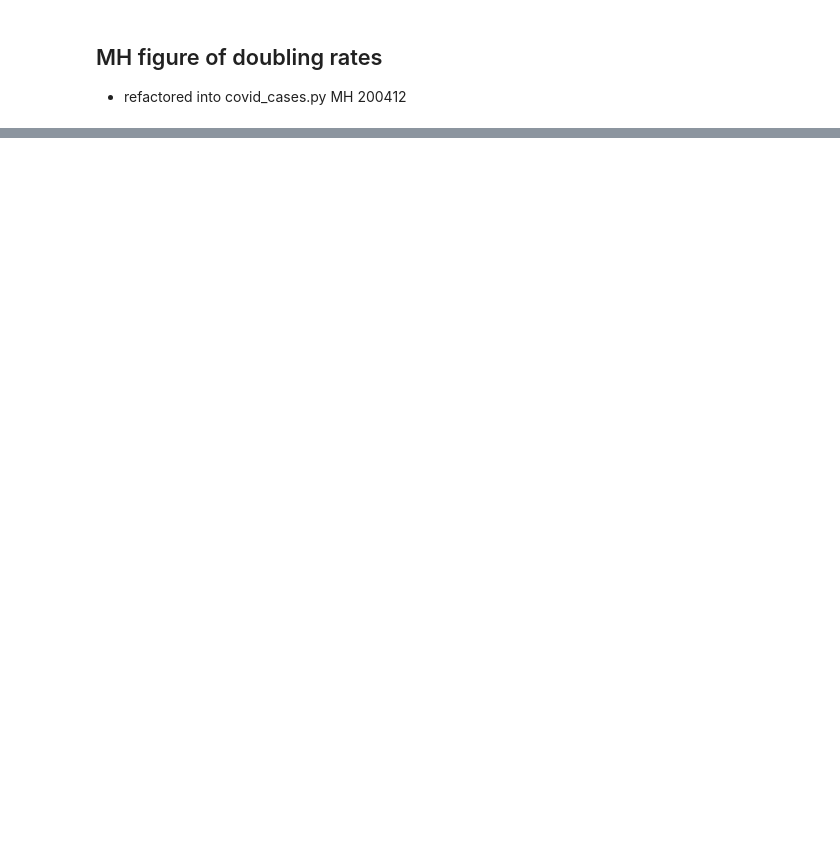
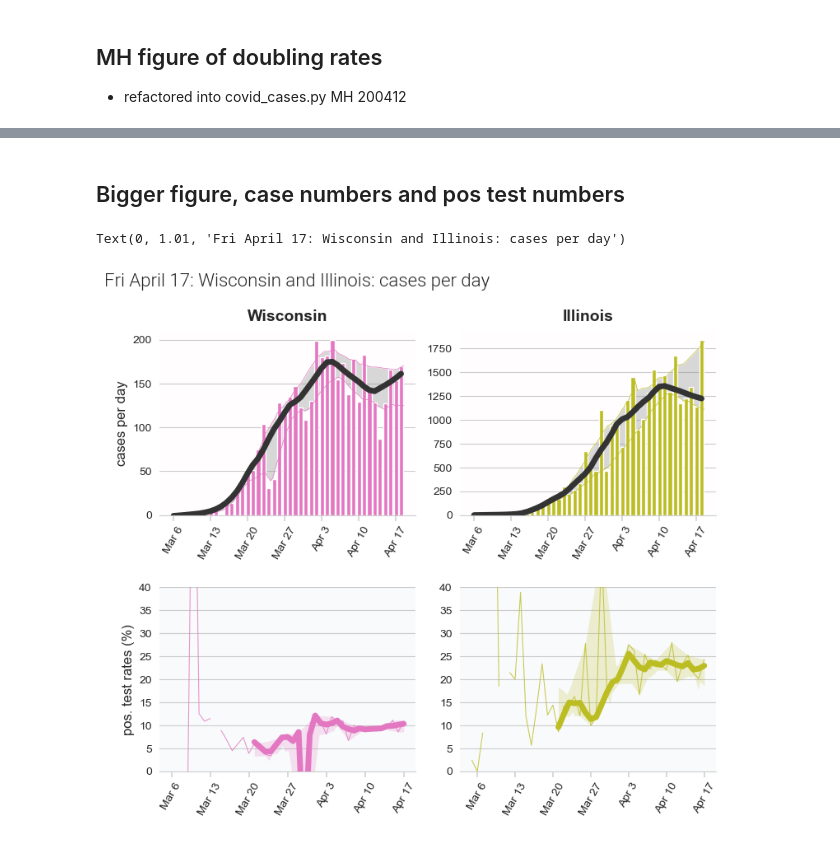
Before and after one commit to histed/DC-area-coronavirus-tracking, a Jupyter notebook: 200410-MH-HG-Covidtracking-v2.ipynb, the cells around one changed output, grey strips where cells are left out. Cells and saved outputs as stored; diff of their text form; code cells hidden in the pictures; blank space fills up the shorter version.

```diff
--- a/200410-MH-HG-Covidtracking-v2.ipynb
+++ b/200410-MH-HG-Covidtracking-v2.ipynb
@@ -248,0 +285,41 @@ plotd.fig_increment(doSave=True, yname='deaths', title_str='Deaths reported per
+# %% [markdown]
+## Bigger figure, case numbers and pos test numbers
+# %%
+nbootreps = 100
+title_str = 'Wisconsin and Illinois: cases per day'
+
+plotd = cvd.PlotDoubling(params=paramsD, stateList=stateL, smoothSpan=13)
+plott = cvd.PlotTesting(ctDf, stateL=stateL)
+
+
+sns.set_style('whitegrid')
+fig = plt.figure(figsize=r_[3.8, 3]*r_[2,3]*1, dpi=100)
+gs = mpl.gridspec.GridSpec(3,2)
+
+pos_ylim = r_[0,40]
+for (iS,state) in enumerate(['WI','IL']):
+    ax = fig.add_subplot(gs[0,iS])
+    plotd.plot_increment(state, doFit=True, nbootreps=nbootreps, color=paramsD.loc[state,'color'])
+    #plotd.fig_increment(doSave=True, yname='deaths', title_str='Deaths reported per day, Mid-Atlantic')
+    #ax.annotate(paramsD.loc[state, 'fullname'], xy=(0.04,0.95), xycoords='axes fraction',
+    #            ha='left', va='top', fontsize=14, fontweight='bold')
+    ax.set_title(paramsD.loc[state, 'fullname'], fontsize=14, fontweight='bold', va='bottom')
+
+
+    ax2 = fig.add_subplot(gs[1,iS])
+    plott.plot_pos_test_rate(state, color=paramsD.loc[state,'color'], nbootreps=nbootreps, ylim=pos_ylim, sm_span=5)
+    ptMH.plotting.ticks_subset_labeled
+
+    if iS > 0:
+        ax.set_ylabel('')
+        ax2.set_ylabel('')
+
+
+plt.tight_layout(h_pad=2, pad=1) #rect=(0,0,0,0.95))
+tStr = datetime.date.today().strftime('%a %B %-d')
+fig.suptitle('%s: %s' % (tStr, title_str),
+             fontsize=16, fontname='Roboto', fontweight='light',
+             x=0, y=1.01, ha='left', va='bottom')
+# %% [output]
+Text(0, 1.01, 'Fri April 17: Wisconsin and Illinois: cases per day')
+[figure, added]
```
Also changed, not shown: parts of 12 cells of this notebook, 11 other files.
